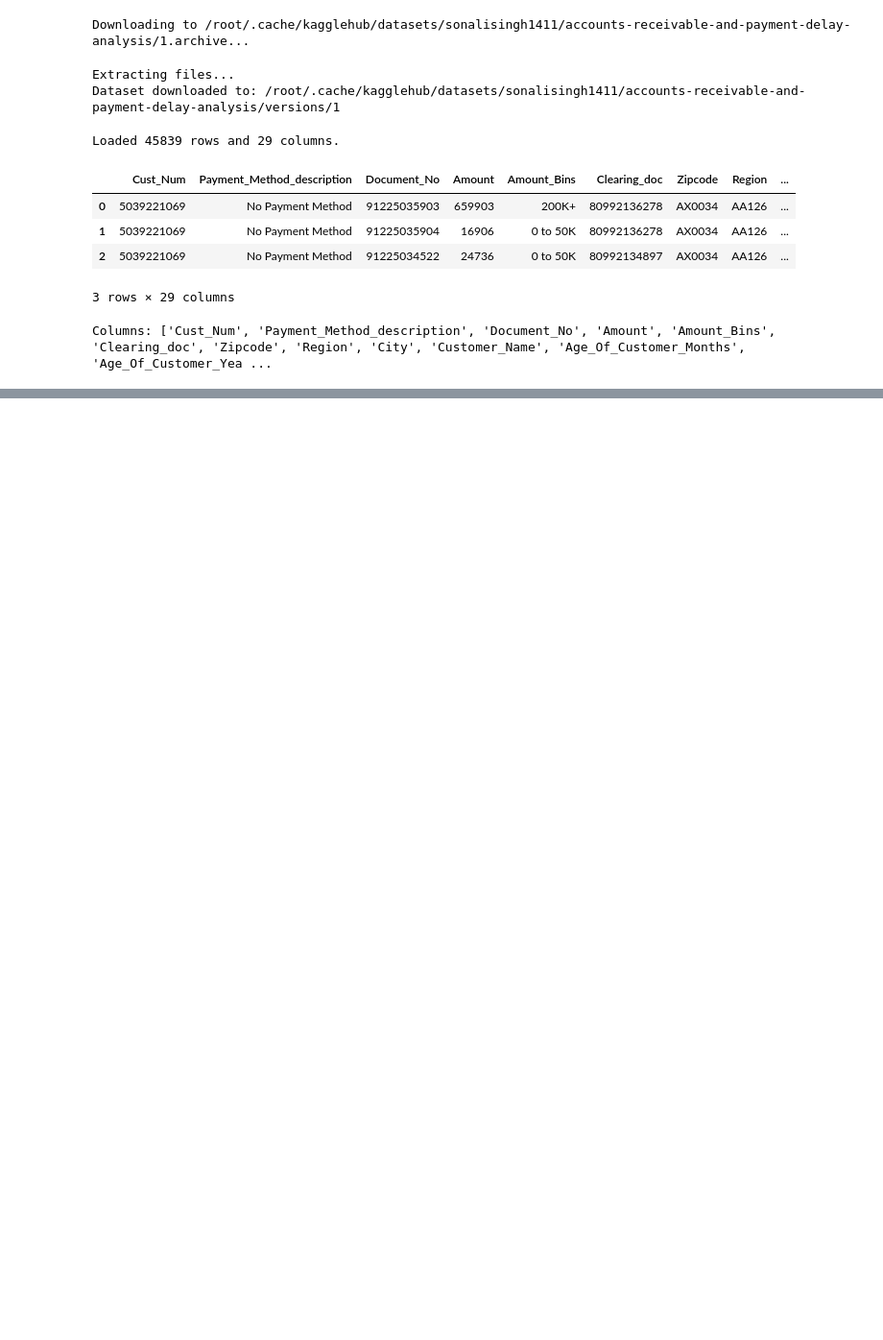
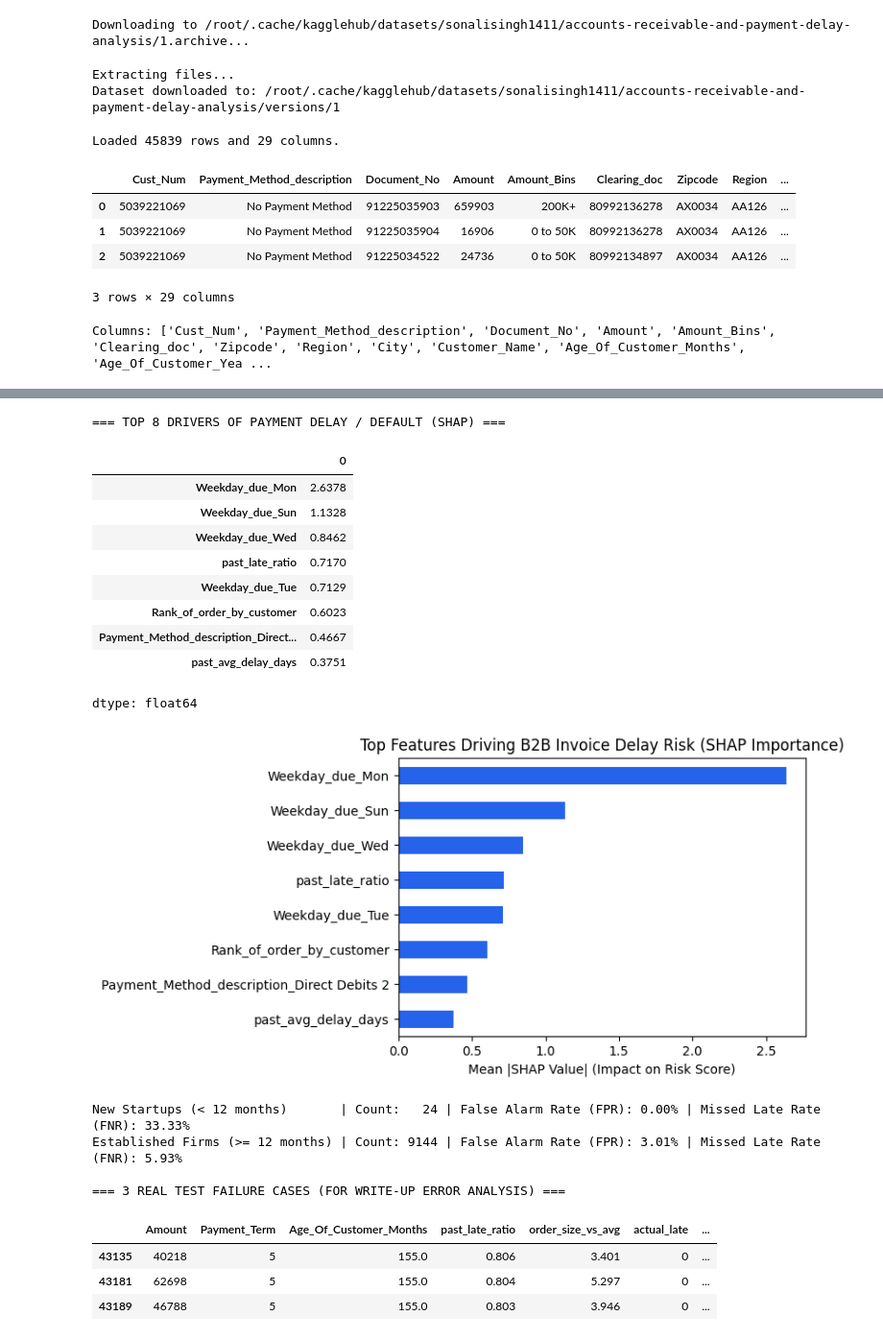
Before and after one commit to agnidevaraja/float., a Jupyter notebook: Veritas_AI_2026_TM.ipynb, the cells around one changed output, grey strips where cells are left out. Shown at 96% size. Drawn from its saved outputs; the diff is of its cells as text; code cells hidden in the pictures; blank space fills up the shorter version.

```diff
--- a/Veritas_AI_2026_TM.ipynb
+++ b/Veritas_AI_2026_TM.ipynb
@@ -29,0 +174,69 @@ Columns: ['Cust_Num', 'Payment_Method_description', 'Document_No', 'Amount', 'Am
+# %%
+import shap
+import matplotlib.pyplot as plt
+
+# 1. SHAP EXPLAINABILITY (Top Drivers of Payment Risk)
+explainer = shap.TreeExplainer(clf_model)
+shap_values = explainer.shap_values(X_test.iloc[:1000])
+# Handle binary output format across SHAP versions
+sv = shap_values[1] if isinstance(shap_values, list) else shap_values
+
+mean_abs_shap = pd.Series(np.abs(sv).mean(axis=0), index=X_test.columns).sort_values(ascending=False)
+print("=== TOP 8 DRIVERS OF PAYMENT DELAY / DEFAULT (SHAP) ===")
+display(mean_abs_shap.head(8).round(4))
+
+# Plot clean SHAP bar chart for your README / Demo Video
+plt.figure(figsize=(8, 4))
+mean_abs_shap.head(8).sort_values().plot(kind='barh', color='#2563eb')
+plt.title("Top Features Driving B2B Invoice Delay Risk (SHAP Importance)")
+plt.xlabel("Mean |SHAP Value| (Impact on Risk Score)")
+plt.tight_layout()
+plt.savefig("shap_importance.png", dpi=150)
+plt.show()
+
+# 2. NEW-STARTUP FAIRNESS AUDIT (Young Firms < 12 Months vs Established Firms)
+test_audit = X_test.copy()
+test_audit['actual_late'] = y_class_test.values
+test_audit['pred_prob'] = lgb_probs
+test_audit['pred_late'] = lgb_preds
+test_audit['is_new_startup'] = test_audit['Age_Of_Customer_Months'] < 12
+
+for grp, name in [(True, "New Startups (< 12 months)"), (False, "Established Firms (>= 12 months)")]:
+    sub = test_audit[test_audit['is_new_startup'] == grp]
+    # False Positive Rate: actually paid on time (0), but flagged as risky (1)
+    on_time = sub[sub['actual_late'] == 0]
+    fpr = (on_time['pred_late'] == 1).mean() if len(on_time) > 0 else 0
+    fnr = (sub[sub['actual_late'] == 1]['pred_late'] == 0).mean()
+    print(f"{name:32s} | Count: {len(sub):4d} | False Alarm Rate (FPR): {fpr:.2%} | Missed Late Rate (FNR): {fnr:.2%}")
+
+# 3. HONEST ERROR ANALYSIS (3 Real Failure Cases for Judges)
+test_audit['pred_days'] = pred_days_med
+test_audit['actual_days'] = y_days_test.values
+mistakes = test_audit[test_audit['actual_late'] != test_audit['pred_late']].copy()
+mistakes['confidence_error'] = np.abs(mistakes['actual_late'] - mistakes['pred_prob'])
+
+print("\n=== 3 REAL TEST FAILURE CASES (FOR WRITE-UP ERROR ANALYSIS) ===")
+display(mistakes.sort_values('confidence_error', ascending=False)[
+    ['Amount', 'Payment_Term', 'Age_Of_Customer_Months', 'past_late_ratio', 'order_size_vs_avg', 'actual_late', 'pred_prob', 'actual_days', 'pred_days']
+].head(3).round(3))
+# %% [output]
+=== TOP 8 DRIVERS OF PAYMENT DELAY / DEFAULT (SHAP) ===
+|  | 0 |
+| Weekday_due_Mon | 2.6378 |
+| Weekday_due_Sun | 1.1328 |
+| Weekday_due_Wed | 0.8462 |
+| past_late_ratio | 0.7170 |
+| Weekday_due_Tue | 0.7129 |
+| Rank_of_order_by_customer | 0.6023 |
+| Payment_Method_description_Direct... | 0.4667 |
+| past_avg_delay_days | 0.3751 |
+dtype: float64
+[figure, added]
+New Startups (< 12 months)       | Count:   24 | False Alarm Rate (FPR): 0.00% | Missed Late Rate (FNR): 33.33%
+Established Firms (>= 12 months) | Count: 9144 | False Alarm Rate (FPR): 3.01% | Missed Late Rate (FNR): 5.93%
+
+=== 3 REAL TEST FAILURE CASES (FOR WRITE-UP ERROR ANALYSIS) ===
+|  | Amount | Payment_Term | Age_Of_Customer_Months | past_late_ratio | order_size_vs_avg | actual_late | ... |
+| 43135 | 40218 | 5 | 155.0 | 0.806 | 3.401 | 0 | ... |
+| 43181 | 62698 | 5 | 155.0 | 0.804 | 5.297 | 0 | ... |
+| 43189 | 46788 | 5 | 155.0 | 0.803 | 3.946 | 0 | ... |
```
Also changed, not shown: parts of 3 cells of this notebook.
